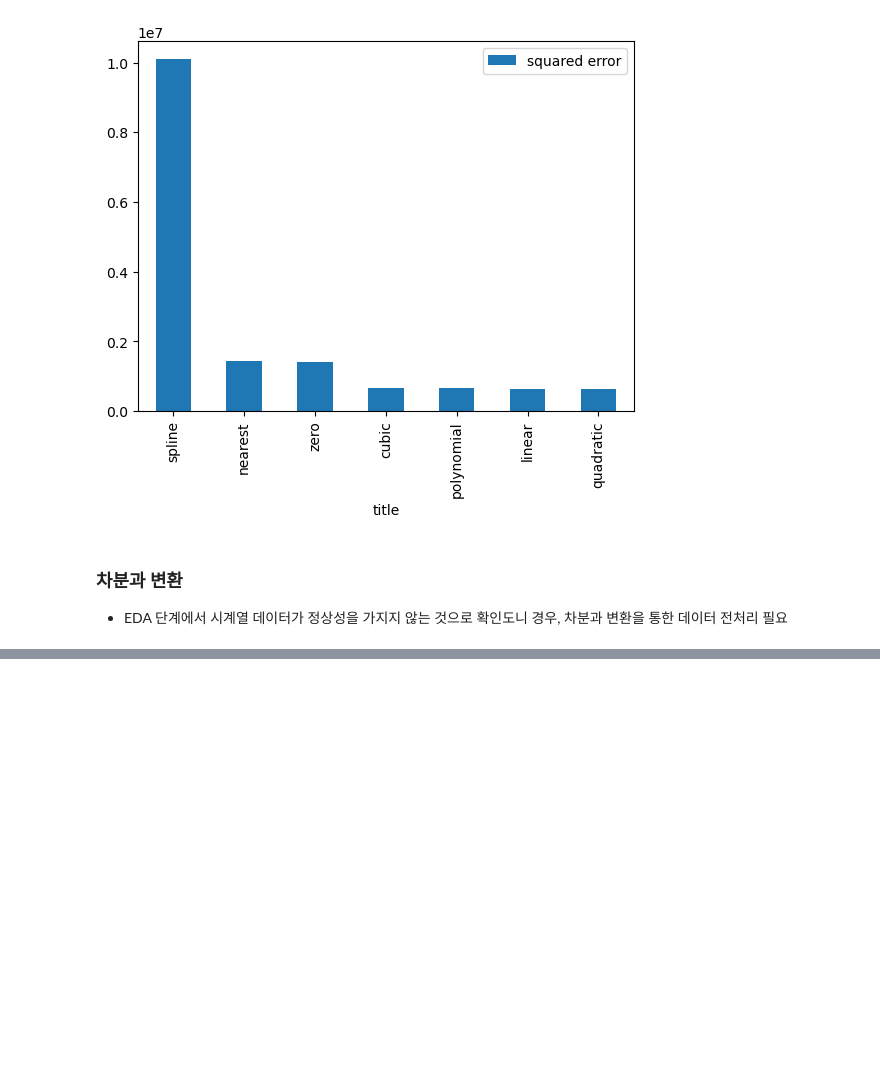
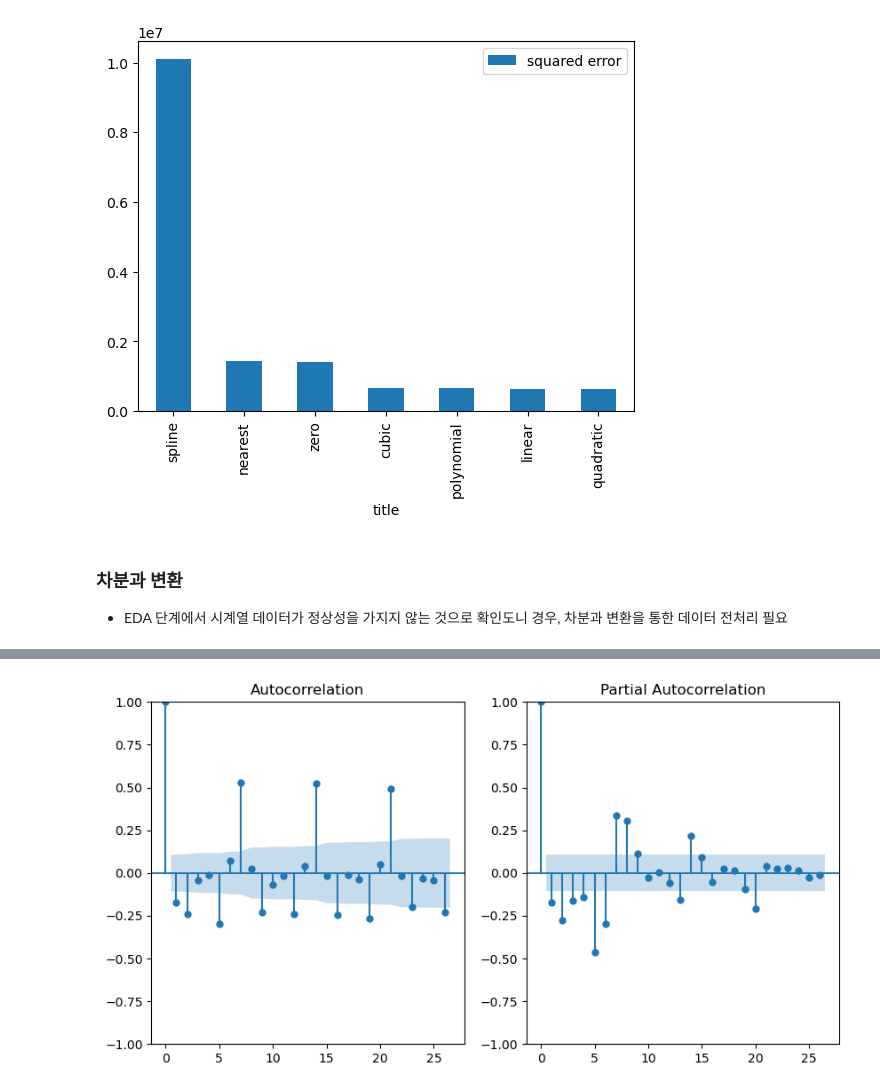
Before and after one commit to klee30810/ADP-study, a Jupyter notebook: codebook/Chap 12. Time anlalysis.ipynb, the cells around one changed output, grey strips where cells are left out. Cells and saved outputs as stored; diff of their text form; code cells hidden in the pictures; blank space fills up the shorter version.

```diff
--- a/codebook/Chap 12. Time anlalysis.ipynb
+++ b/codebook/Chap 12. Time anlalysis.ipynb
@@ -554,0 +541,19 @@ look-up table. The actual p-value is greater than the p-value returned.
+# %%
+# boxcox 변환 및 차분을 통해 정상화한 시계열 데이터 'boxcox'로 적절한 차수 찾기
+from statsmodels.graphics.tsaplots import plot_acf, plot_pacf
+
+fig, ax = plt.subplots(1,2, figsize=(10,5))
+plot_acf(boxcox, ax=ax[0])
+plot_pacf(boxcox, ax=ax[1])
+plt.show()
+# p=9, q=2 선택
+
+# 모델의 비계절성
+p = 9; d = 1; q = 2
+
+# 모델의 계절성 (계절성이 없으면 생략 가능)
+P = 0; D = 0
+Q = 1 # ACF lag7에서 뾰족한 막대를 가지고, PACF는 지수적으로 감소
+s = 7 # ACF lag7에서 뾰족한 막대를 가짐, 계절성 단위
+# %% [output]
+[figure, added]
```
Also changed, not shown: parts of 15 cells of this notebook.
